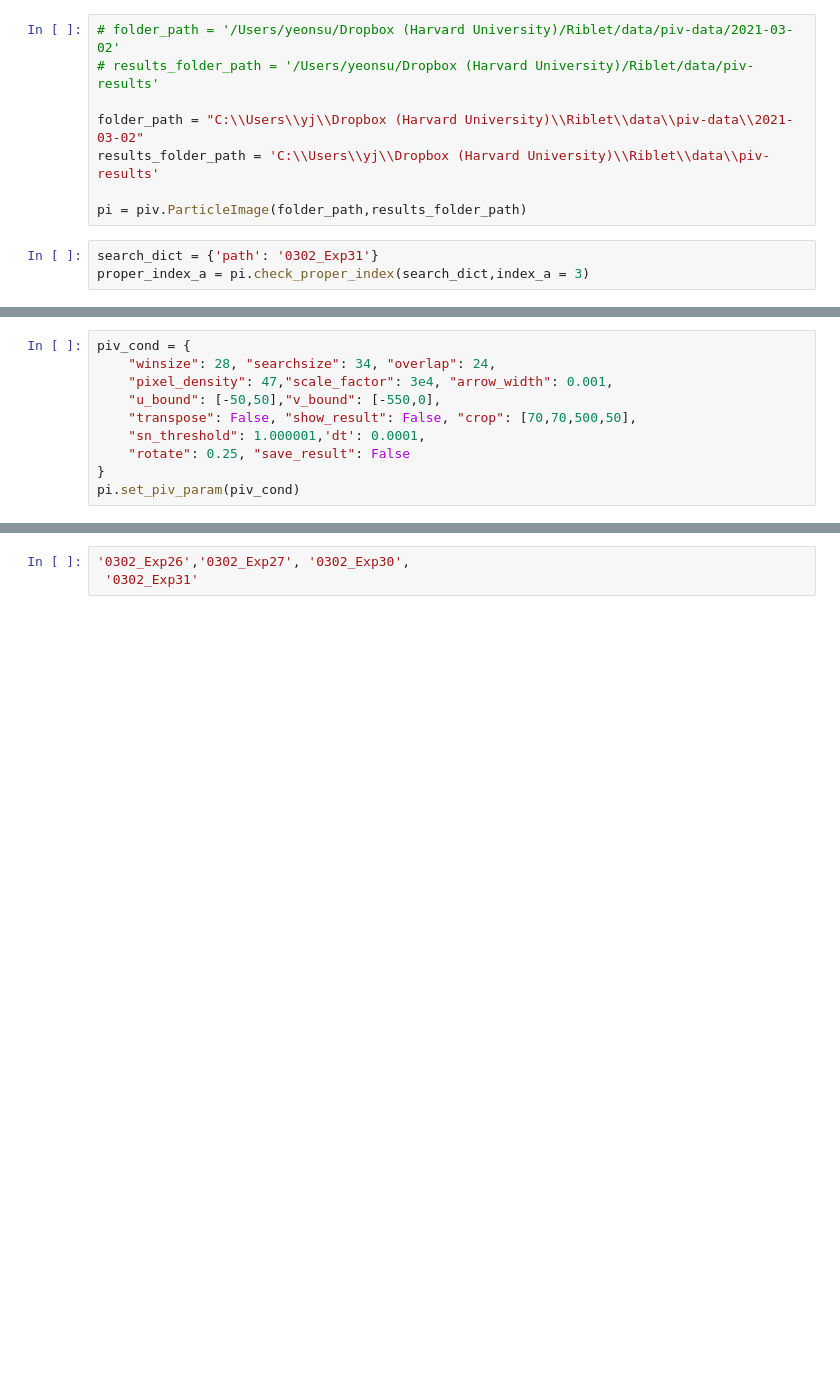
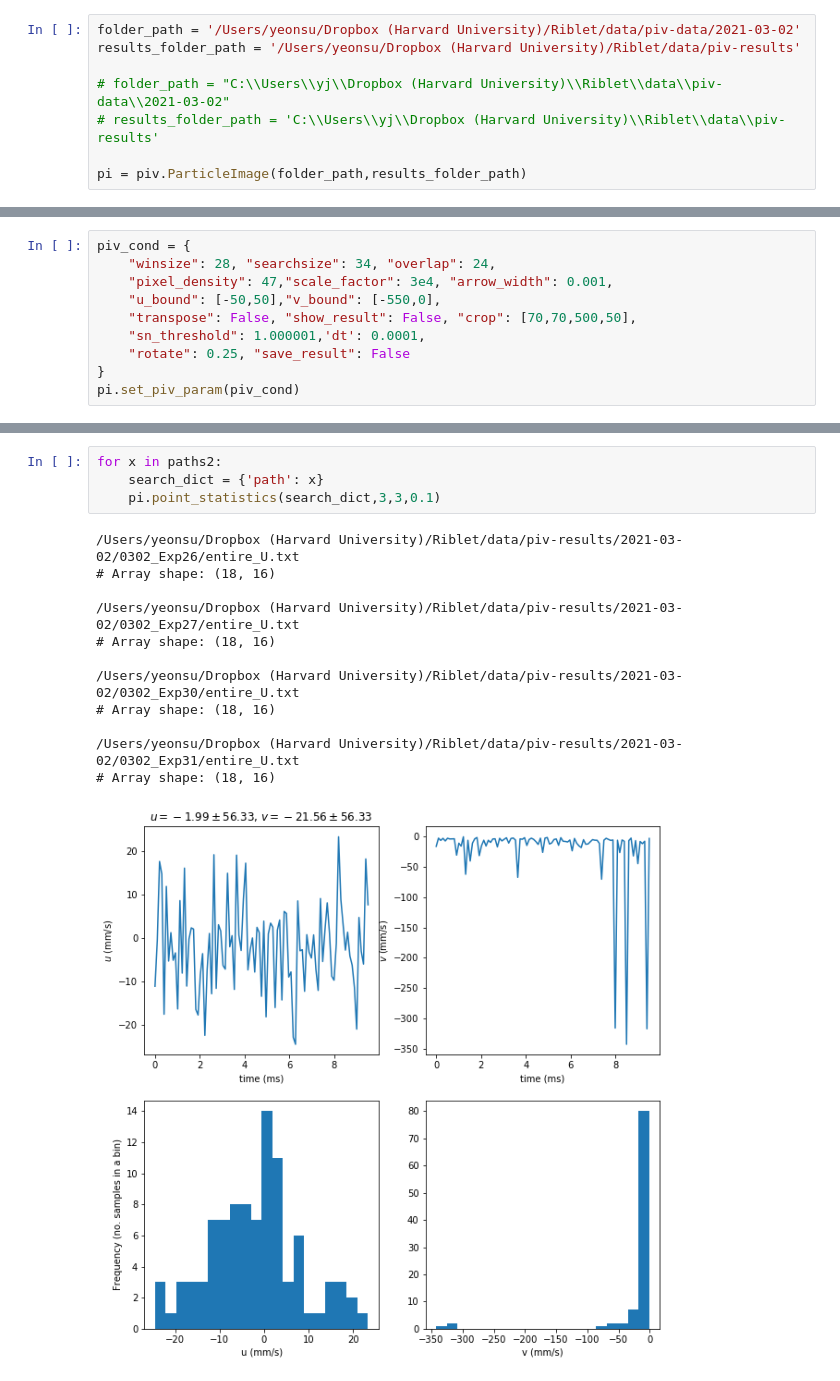
Before and after one commit to yeonsu-jung/piv_recipes, a Jupyter notebook: note_2021-03-07_piv_assessment.ipynb, the cells around one changed output, grey strips where cells are left out. Cells and saved outputs as stored; diff of their text form; blank space fills up the shorter version.

Commit message:
still working on point statistics

```diff
--- a/note_2021-03-07_piv_assessment.ipynb
+++ b/note_2021-03-07_piv_assessment.ipynb
@@ -8,11 +8,8 @@ importlib.reload(piv)
 # %%
-# folder_path = '/Users/yeonsu/Dropbox (Harvard University)/Riblet/data/piv-data/2021-03-02'
-# results_folder_path = '/Users/yeonsu/Dropbox (Harvard University)/Riblet/data/piv-results'
+folder_path = '/Users/yeonsu/Dropbox (Harvard University)/Riblet/data/piv-data/2021-03-02'
+results_folder_path = '/Users/yeonsu/Dropbox (Harvard University)/Riblet/data/piv-results'
 
-folder_path = "C:\\Users\\yj\\Dropbox (Harvard University)\\Riblet\\data\\piv-data\\2021-03-02"
-results_folder_path = 'C:\\Users\\yj\\Dropbox (Harvard University)\\Riblet\\data\\piv-results'
+# folder_path = "C:\\Users\\yj\\Dropbox (Harvard University)\\Riblet\\data\\piv-data\\2021-03-02"
+# results_folder_path = 'C:\\Users\\yj\\Dropbox (Harvard University)\\Riblet\\data\\piv-results'
 
 pi = piv.ParticleImage(folder_path,results_folder_path)
-# %%
-search_dict = {'path': '0302_Exp31'}
-proper_index_a = pi.check_proper_index(search_dict,index_a = 3)
@@ -153,3 +138,17 @@ C:\Users\yj\Dropbox (Harvard University)\Riblet\data\piv-results\2021-03-02\0302
-# %%
-'0302_Exp26','0302_Exp27', '0302_Exp30',
- '0302_Exp31'
+# %%
+for x in paths2:
+    search_dict = {'path': x}
+    pi.point_statistics(search_dict,3,3,0.1)
+# %% [output]
+/Users/yeonsu/Dropbox (Harvard University)/Riblet/data/piv-results/2021-03-02/0302_Exp26/entire_U.txt
+# Array shape: (18, 16)
+
+/Users/yeonsu/Dropbox (Harvard University)/Riblet/data/piv-results/2021-03-02/0302_Exp27/entire_U.txt
+# Array shape: (18, 16)
+
+/Users/yeonsu/Dropbox (Harvard University)/Riblet/data/piv-results/2021-03-02/0302_Exp30/entire_U.txt
+# Array shape: (18, 16)
+
+/Users/yeonsu/Dropbox (Harvard University)/Riblet/data/piv-results/2021-03-02/0302_Exp31/entire_U.txt
+# Array shape: (18, 16)
+[figure, added]
```
Also changed, not shown: parts of 10 cells of this notebook, 2 other files.
